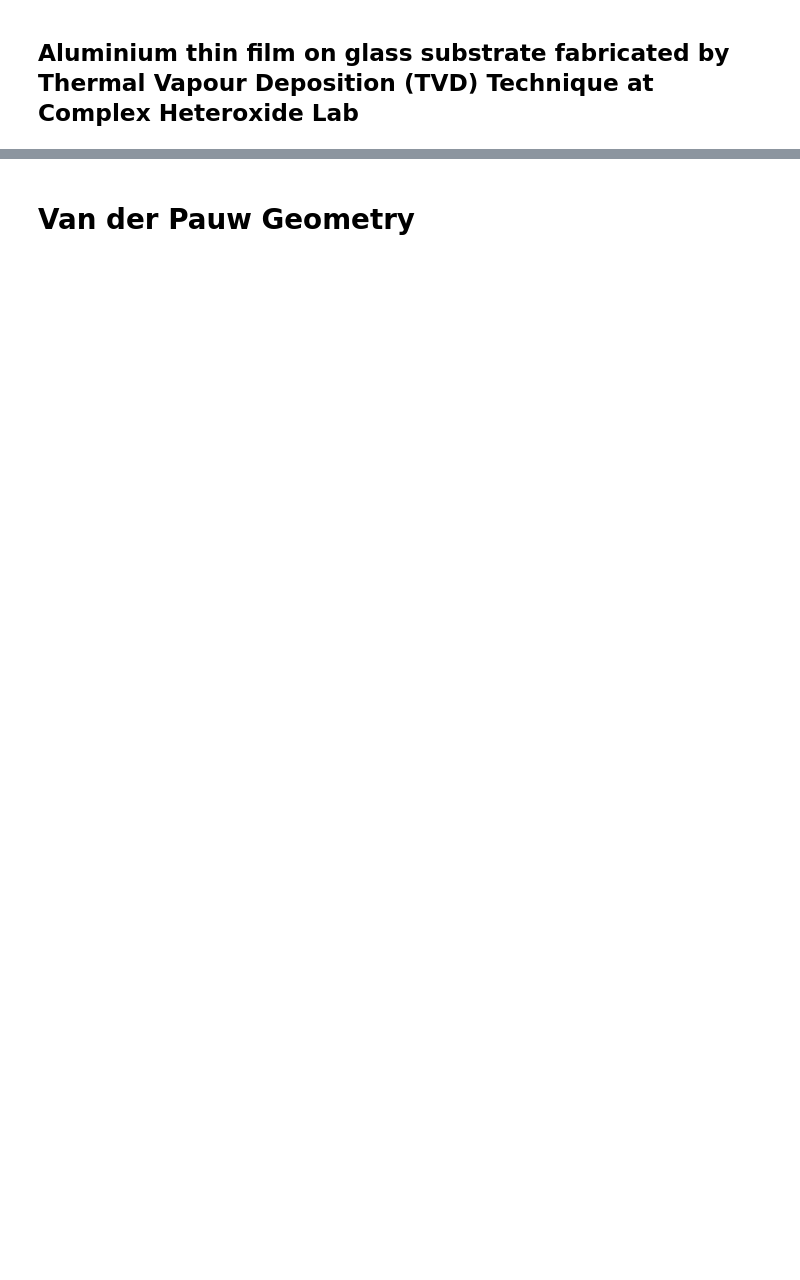
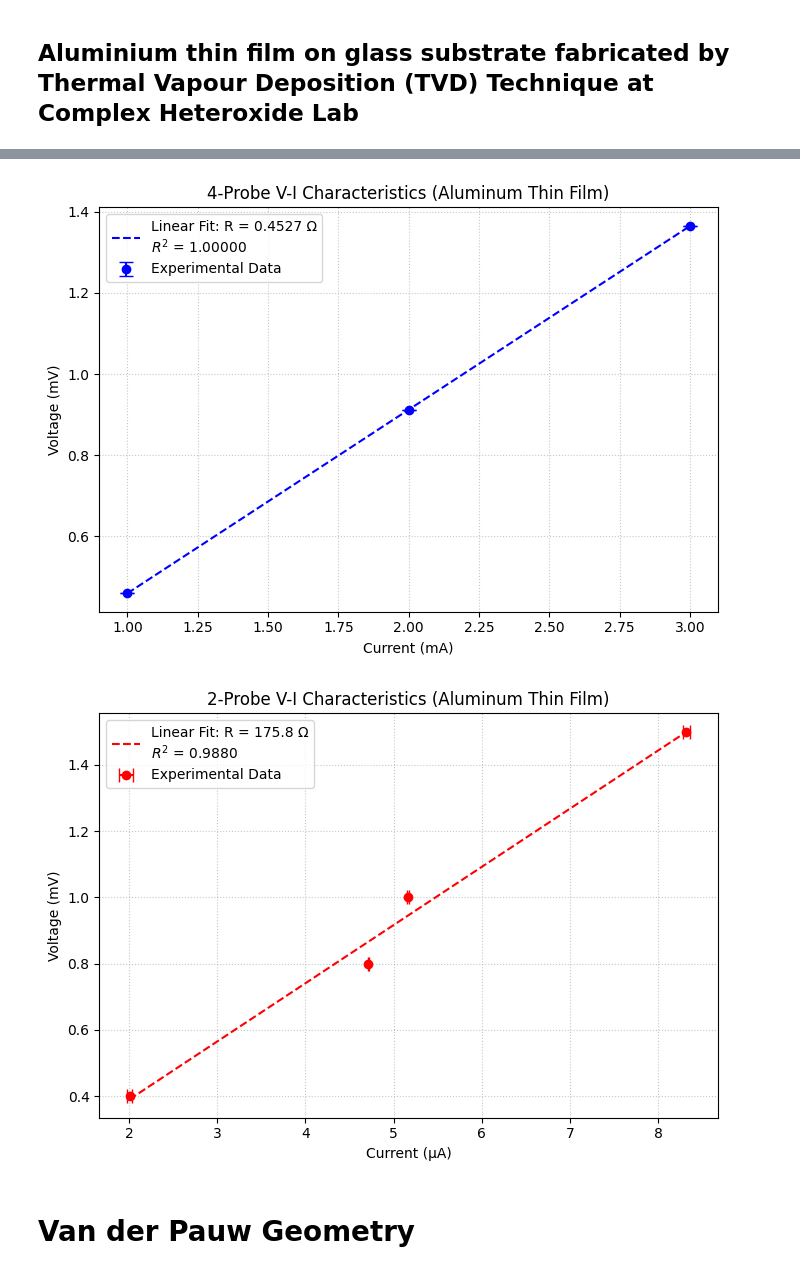
Before and after one commit to jajapuramshivasai/Advanced-Experimental-Techniques-in-Quantum-Materials, a Jupyter notebook: Thin_Film_Al.ipynb, the cells around one changed output, grey strips where cells are left out. Drawn from its saved outputs; the diff is of its cells as text; code cells hidden in the pictures; blank space fills up the shorter version.

```diff
--- a/Thin_Film_Al.ipynb
+++ b/Thin_Film_Al.ipynb
@@ -16,6 +16,53 @@ warnings.filterwarnings('ignore')
 
 
  four Probe in linear geometry at edge![unnamed.jpg](embedded-picture-1)
+# %%
+import numpy as np
+import matplotlib.pyplot as plt
+from scipy.stats import linregress
+
+# --- 4-Probe Data ---
+I_4p = np.array([1e-3, 2e-3, 3e-3,4e-3]) # Amps
+V_4p = np.array([0.4596e-3, 0.9118e-3, 1.3650e-3]) # Volts
+V_err_4p = np.array([0.0002e-3, 0.0002e-3, 0.0007e-3]) # Volts
+
+# 4-Probe Linear Fit
+slope_4p, intercept_4p, r_val_4p, _, _ = linregress(I_4p, V_4p)
+
+# Plot 4-Probe
+plt.figure(figsize=(7, 5))
+plt.errorbar(I_4p * 1000, V_4p * 1000, yerr=V_err_4p * 1000, fmt='bo', label='Experimental Data', capsize=5)
+plt.plot(I_4p * 1000, (slope_4p * I_4p + intercept_4p) * 1000, 'b--', label=f'Linear Fit: R = {slope_4p:.4f} Ω\n$R^2$ = {r_val_4p**2:.5f}')
+plt.title('4-Probe V-I Characteristics (Aluminum Thin Film)')
+plt.xlabel('Current (mA)')
+plt.ylabel('Voltage (mV)')
+plt.legend()
+plt.grid(True, linestyle=':', alpha=0.7)
+plt.tight_layout()
+plt.show()
+
+# --- 2-Probe Data ---
+V_2p = np.array([0.4e-3, 0.8e-3, 1.0e-3, 1.5e-3]) # Volts
+I_2p = np.array([2.006e-6, 4.713e-6, 5.161e-6, 8.316e-6]) # Amps
+I_err_2p = np.array([0.024e-6, 0.007e-6, 0.007e-6, 0.041e-6]) # Amps
+
+# 2-Probe Linear Fit (V vs I)
+slope_2p, intercept_2p, r_val_2p, _, _ = linregress(I_2p, V_2p)
+
+# Plot 2-Probe
+plt.figure(figsize=(7, 5))
+plt.errorbar(I_2p * 1e6, V_2p * 1000, xerr=I_err_2p * 1e6, fmt='ro', label='Experimental Data', capsize=5)
+plt.plot(I_2p * 1e6, (slope_2p * I_2p + intercept_2p) * 1000, 'r--', label=f'Linear Fit: R = {slope_2p:.1f} Ω\n$R^2$ = {r_val_2p**2:.4f}')
+plt.title('2-Probe V-I Characteristics (Aluminum Thin Film)')
+plt.xlabel('Current (µA)')
+plt.ylabel('Voltage (mV)')
+plt.legend()
+plt.grid(True, linestyle=':', alpha=0.7)
+plt.tight_layout()
+plt.show()
+# %% [output]
+[figure, added]
+[figure, added]
 # %% [markdown]
 # Van der Pauw Geometry
 
```
